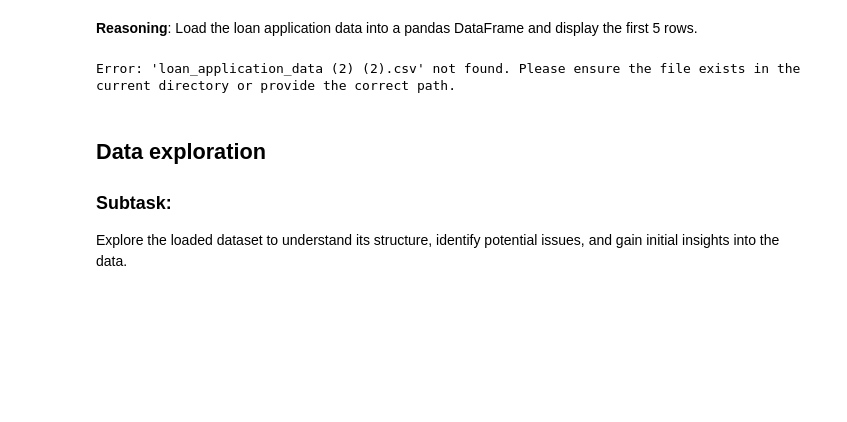
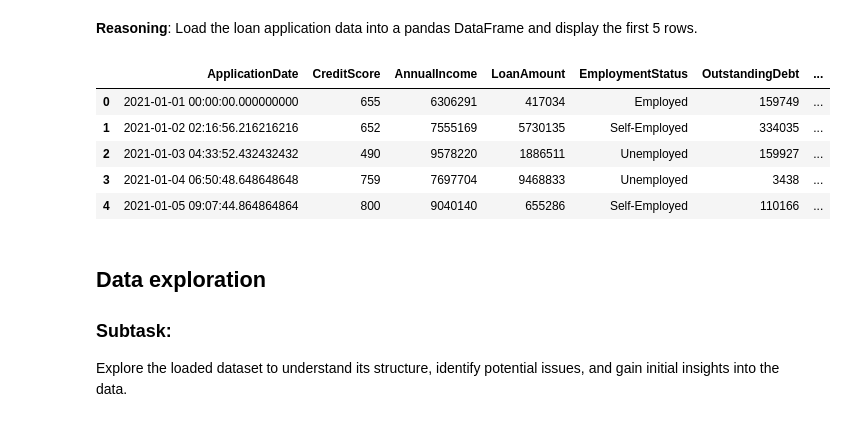
Before and after one commit to Analytic-Abdul/Concept_Group_Senior_Data_Analyst_Assessment_Loan_Approval_Prediction_Model, a Jupyter notebook: Concept_Group_Senior_Data_Analyst_Assessment_(Loan_Approval_Prediction_Model).ipynb, the cells around one changed output. Drawn from its saved outputs; the diff is of its cells as text; code cells hidden in the pictures; blank space fills up the shorter version.

```diff
--- a/Concept_Group_Senior_Data_Analyst_Assessment_(Loan_Approval_Prediction_Model).ipynb
+++ b/Concept_Group_Senior_Data_Analyst_Assessment_(Loan_Approval_Prediction_Model).ipynb
@@ -48,14 +56,19 @@ Load the loan application data into a pandas DataFrame and display the first 5 r
 # %%
 import pandas as pd
 
 try:
-    df = pd.read_csv('loan_application_data (2) (2).csv')
+    df = pd.read_csv('loan_application_data.csv')
     display(df.head())
 except FileNotFoundError:
     print("Error: 'loan_application_data (2) (2).csv' not found. Please ensure the file exists in the current directory or provide the correct path.")
     df = None  # Set df to None to indicate failure
 # %% [output]
-Error: 'loan_application_data (2) (2).csv' not found. Please ensure the file exists in the current directory or provide the correct path.
+|  | ApplicationDate | CreditScore | AnnualIncome | LoanAmount | EmploymentStatus | OutstandingDebt | ... |
+| 0 | 2021-01-01 00:00:00.000000000 | 655 | 6306291 | 417034 | Employed | 159749 | ... |
+| 1 | 2021-01-02 02:16:56.216216216 | 652 | 7555169 | 5730135 | Self-Employed | 334035 | ... |
+| 2 | 2021-01-03 04:33:52.432432432 | 490 | 9578220 | 1886511 | Unemployed | 159927 | ... |
+| 3 | 2021-01-04 06:50:48.648648648 | 759 | 7697704 | 9468833 | Unemployed | 3438 | ... |
+| 4 | 2021-01-05 09:07:44.864864864 | 800 | 9040140 | 655286 | Self-Employed | 110166 | ... |
 # %% [markdown]
 ## Data exploration
 
```
Also changed, not shown: parts of 18 cells of this notebook.
